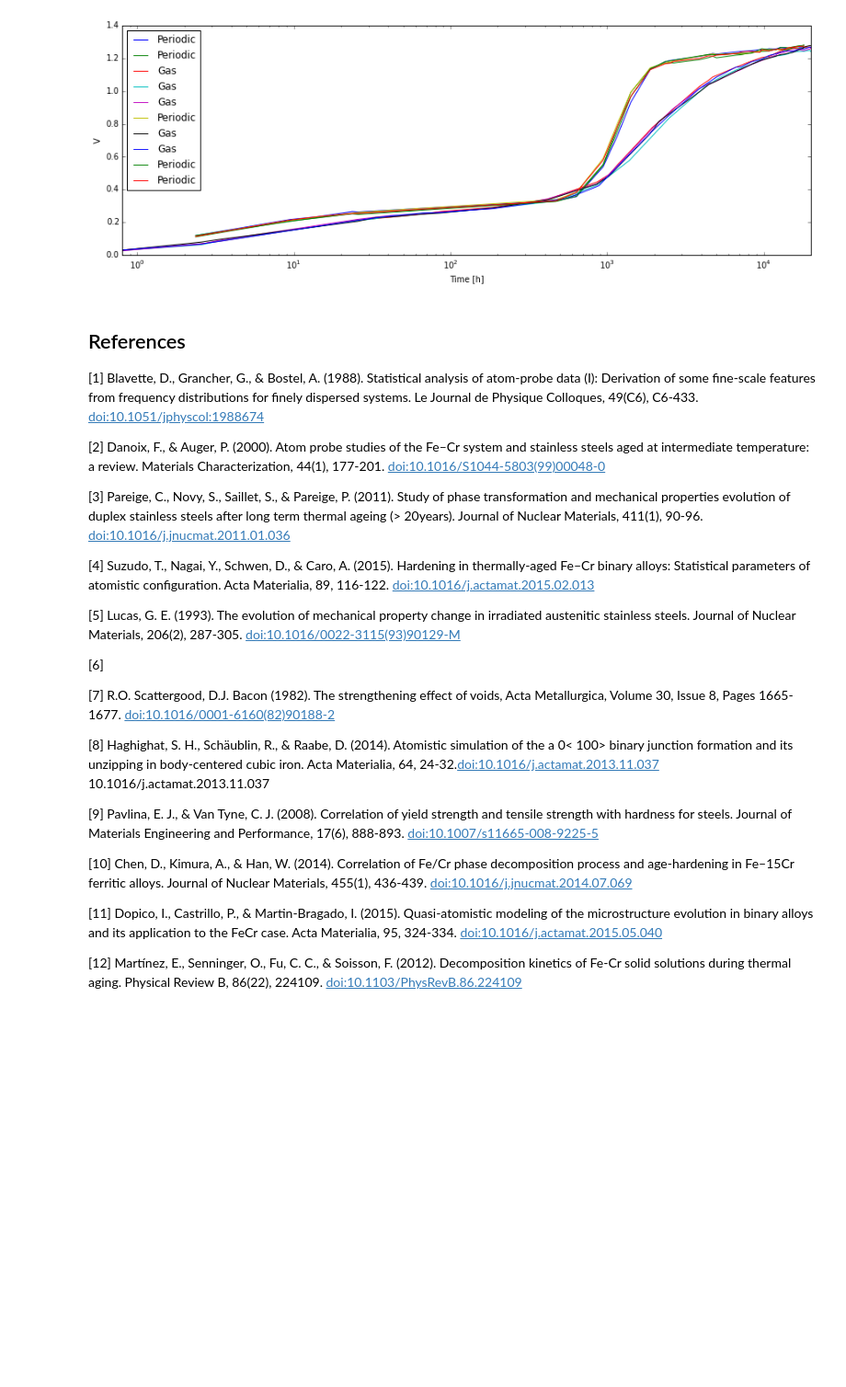
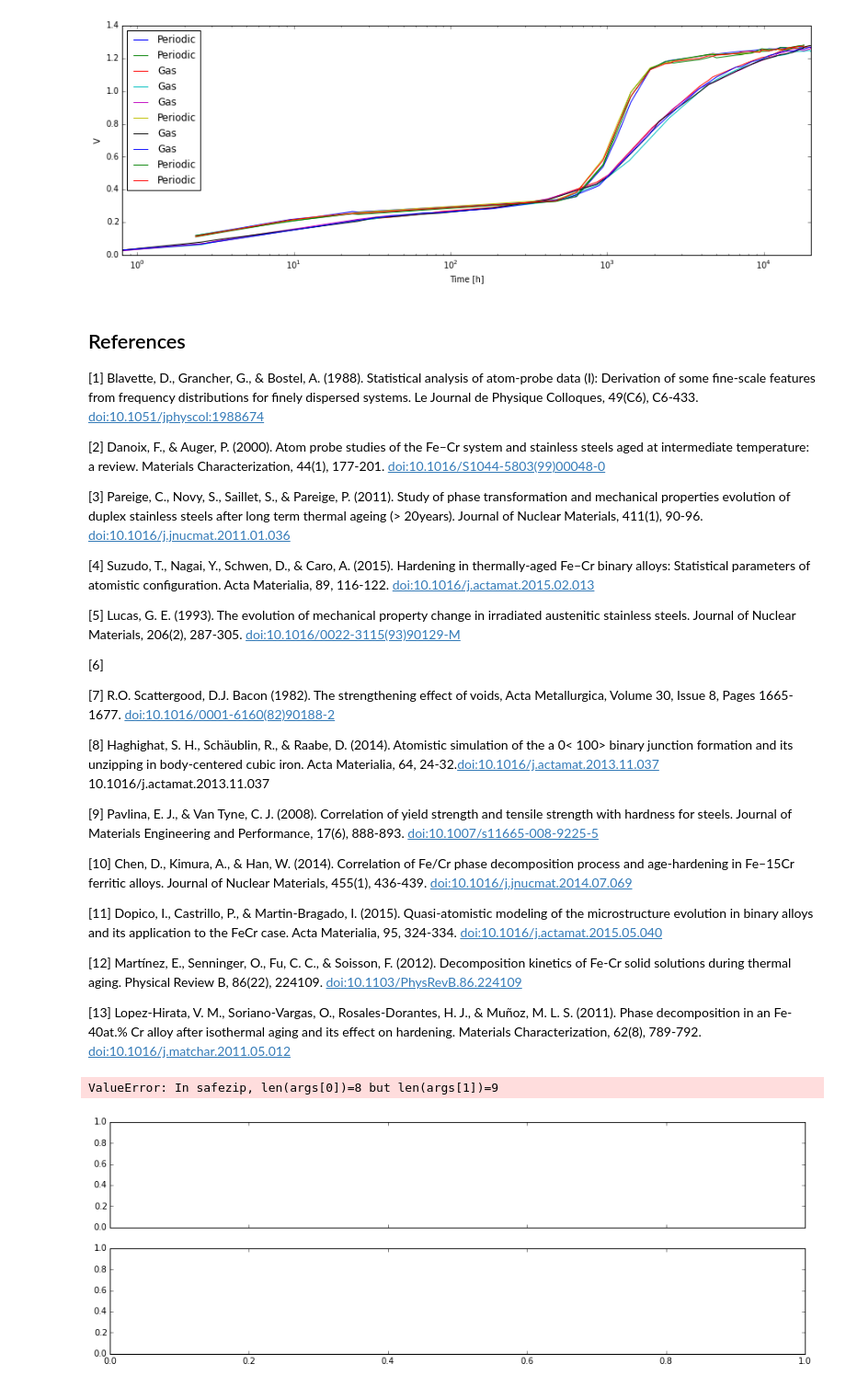
Before and after one commit to spartankel/PyNotes, a Jupyter notebook: Hardening in FeCr alloys.ipynb, the cells around one changed output. Shown at 92% size. Drawn from its saved outputs; the diff is of its cells as text; code cells hidden in the pictures; blank space fills up the shorter version.

```diff
--- a/Hardening in FeCr alloys.ipynb
+++ b/Hardening in FeCr alloys.ipynb
@@ -436,3 +437,32 @@ References
 [11] Dopico, I., Castrillo, P., & Martin-Bragado, I. (2015). Quasi-atomistic modeling of the microstructure evolution in binary alloys and its application to the FeCr case. Acta Materialia, 95, 324-334. [doi:10.1016/j.actamat.2015.05.040](http://dx.doi.org/10.1016/j.actamat.2015.05.040)
 
 [12] Martínez, E., Senninger, O., Fu, C. C., & Soisson, F. (2012). Decomposition kinetics of Fe-Cr solid solutions during thermal aging. Physical Review B, 86(22), 224109. [doi:10.1103/PhysRevB.86.224109](http://dx.doi.org/10.1103/PhysRevB.86.224109)
+
+[13] Lopez-Hirata, V. M., Soriano-Vargas, O., Rosales-Dorantes, H. J., & Muñoz, M. L. S. (2011). Phase decomposition in an Fe-40at.% Cr alloy after isothermal aging and its effect on hardening. Materials Characterization, 62(8), 789-792. [doi:10.1016/j.matchar.2011.05.012](http://dx.doi.org/10.1016/j.matchar.2011.05.012)
+# %%
+import matplotlib.pyplot as plt
+import numpy as np
+
+# example data
+x = np.arange(0.1, 4, 0.5)
+y = np.exp(-x)
+# example error bar values that vary with x-position
+error = 0.1 + 0.2 * x
+# error bar values w/ different -/+ errors
+lower_error = 0.4 * error
+upper_error = error
+asymmetric_error = [lower_error, upper_error]
+
+fig, (ax0, ax1) = plt.subplots(nrows=2, sharex=True)
+error = append(error, 0)
+ax0.errorbar(x, y, yerr=error, fmt='-o')
+ax0.set_title('variable, symmetric error')
+print(error)
+
+ax1.errorbar(x, y, xerr=asymmetric_error, fmt='o')
+ax1.set_title('variable, asymmetric error')
+ax1.set_yscale('log')
+plt.show()
+# %% [output]
+ValueError: In safezip, len(args[0])=8 but len(args[1])=9
+[figure, added]
```
Also changed, not shown: parts of 7 cells of this notebook, 5 other files.
